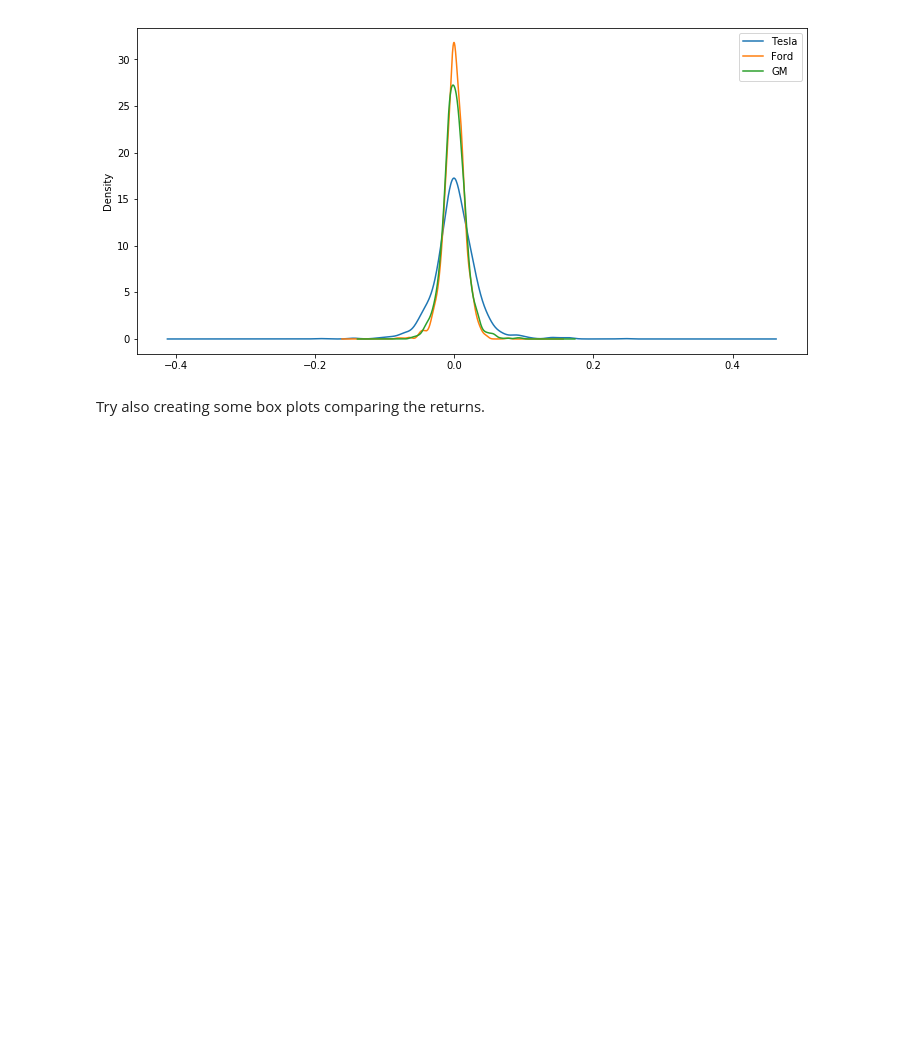
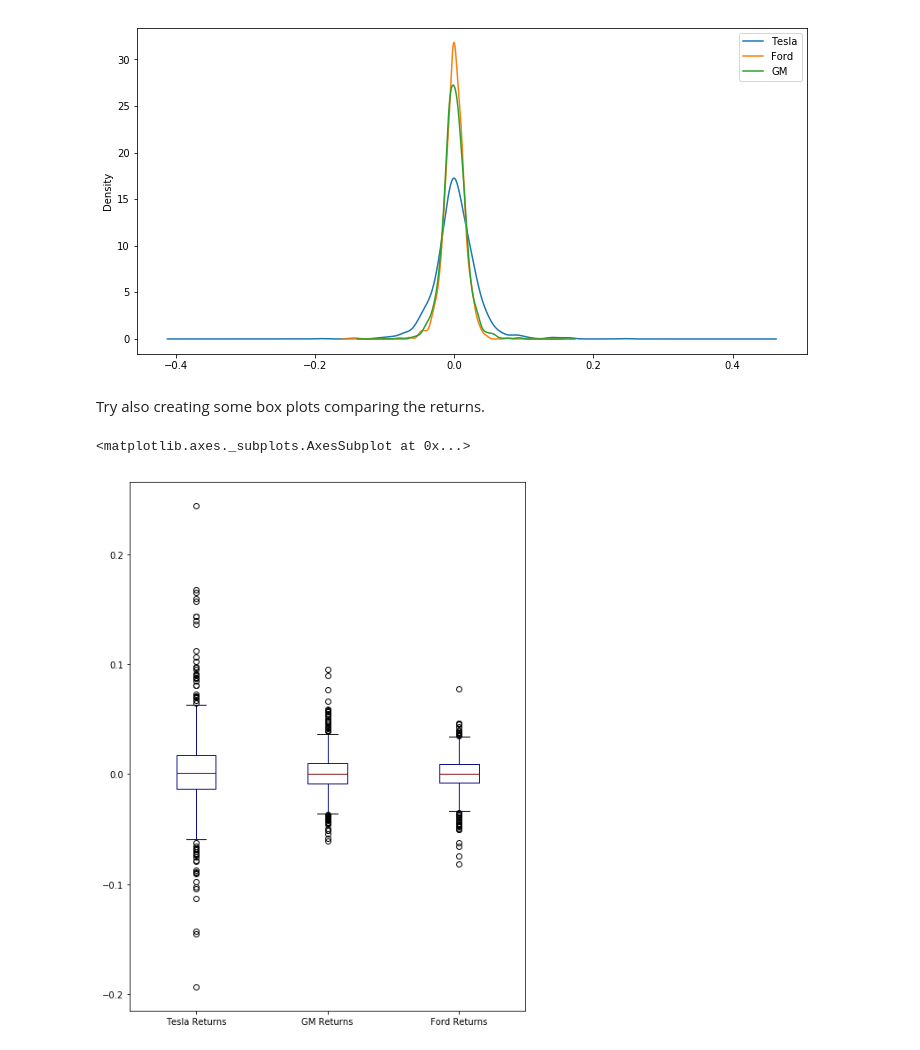
Before and after one commit to fagan2888/udemy-python-for-finance, a Jupyter notebook: stock_market_analysis.ipynb, the cells around one changed output. Cells and saved outputs as stored; diff of their text form; code cells hidden in the pictures; blank space fills up the shorter version.

```diff
--- a/stock_market_analysis.ipynb
+++ b/stock_market_analysis.ipynb
@@ -274,4 +274,8 @@ plt.legend()
 Try also creating some box plots comparing the returns.
 # %%
 box_df = pd.concat([tesla['returns'], gm['returns'], ford['returns']], axis=1)
-box_df.columns = ['Tesla Returns', 'GM']
+box_df.columns = ['Tesla Returns', 'GM Returns', 'Ford Returns']
+box_df.plot(kind='box', figsize=(8, 11), colormap='jet')
+# %% [output]
+<matplotlib.axes._subplots.AxesSubplot at 0x...>
+[figure, added]
```
Also changed, not shown: parts of 10 cells of this notebook.
